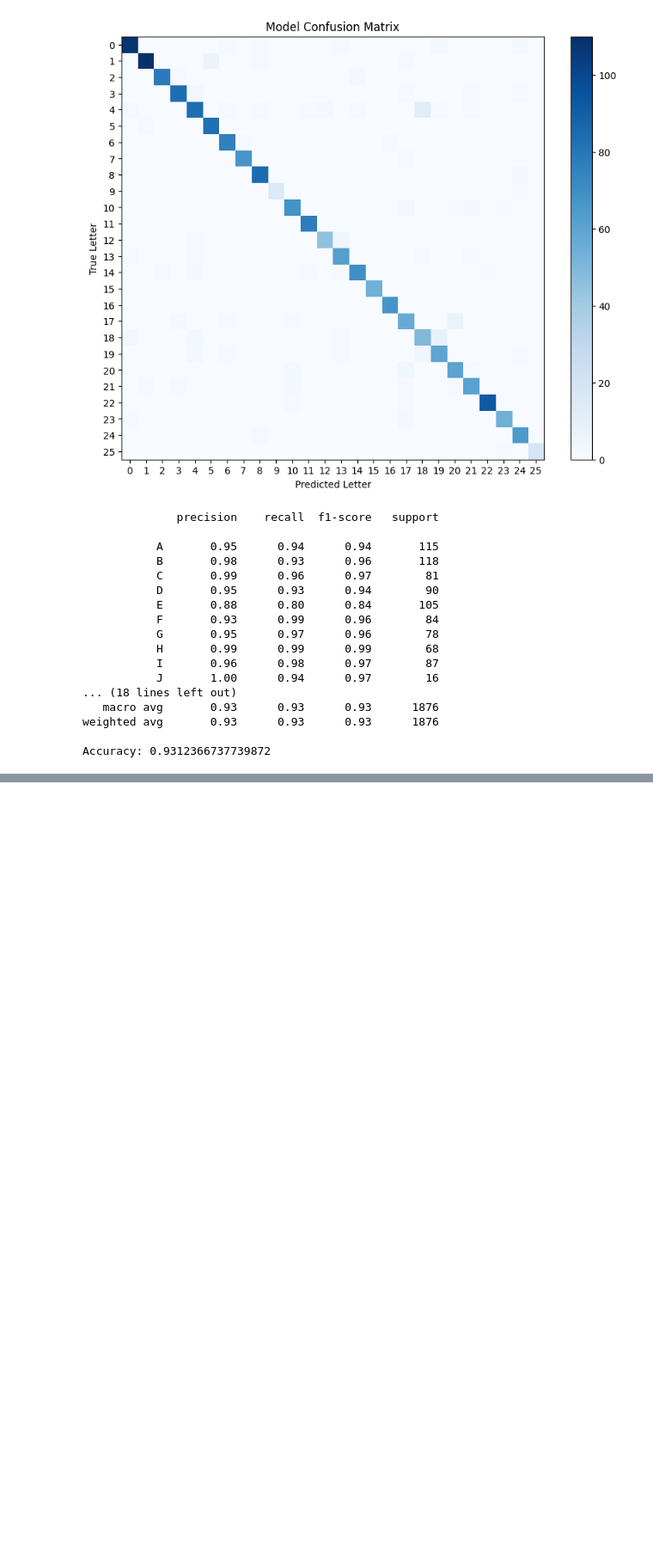
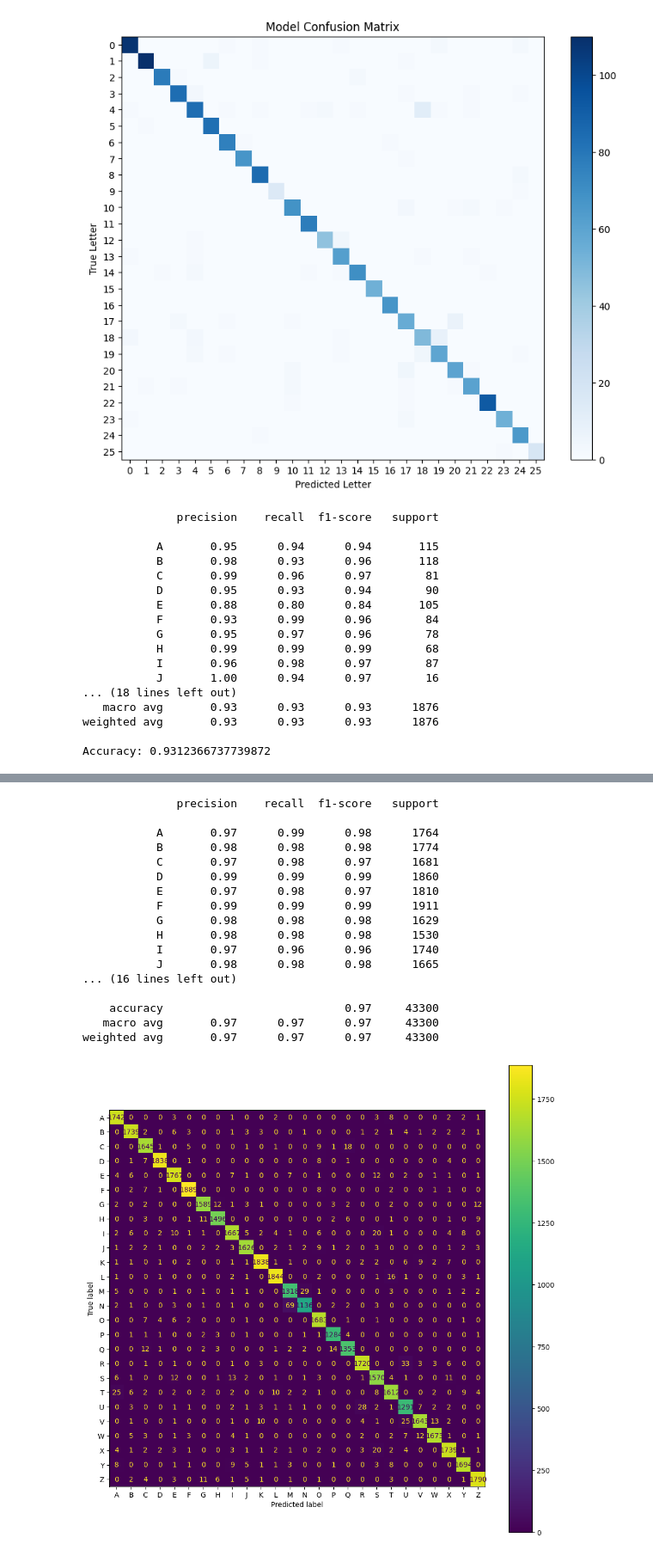
Before and after one commit to cpsnowden/swordle, a Jupyter notebook: notebooks/KNN-WT-MergedData.ipynb, the cells around one changed output, grey strips where cells are left out. Shown at 86% size. Cells and saved outputs as stored; diff of their text form; code cells hidden in the pictures; blank space fills up the shorter version.

```diff
--- a/notebooks/KNN-WT-MergedData.ipynb
+++ b/notebooks/KNN-WT-MergedData.ipynb
@@ -417,0 +621,8 @@ U
+# %%
+df3_test_norm=normalize_handmarks_per_image(df3_test)
+# %%
+X3_test_norm = df3_test_norm.drop(columns=['TARGET'])
+# %%
+%%time
+y4_preds = knn4.predict(X3_test_norm)
+y4_preds
@@ -417,0 +633,3 @@ U
+# %%
+letter_preds4 = [y3_dic[y4_pred] for y4_pred in y4_preds]
+letter_preds4
@@ -417,0 +654,21 @@ U
+# %%
+evaluate_matrix(y3_test, letter_preds4)
+# %% [output]
+              precision    recall  f1-score   support
+
+           A       0.97      0.99      0.98      1764
+           B       0.98      0.98      0.98      1774
+           C       0.97      0.98      0.97      1681
+           D       0.99      0.99      0.99      1860
+           E       0.97      0.98      0.97      1810
+           F       0.99      0.99      0.99      1911
+           G       0.98      0.98      0.98      1629
+           H       0.98      0.98      0.98      1530
+           I       0.97      0.96      0.96      1740
+           J       0.98      0.98      0.98      1665
+... (16 lines left out)
+
+    accuracy                           0.97     43300
+   macro avg       0.97      0.97      0.97     43300
+weighted avg       0.97      0.97      0.97     43300
+[figure, added]
```
Also changed, not shown: parts of 43 cells of this notebook.
